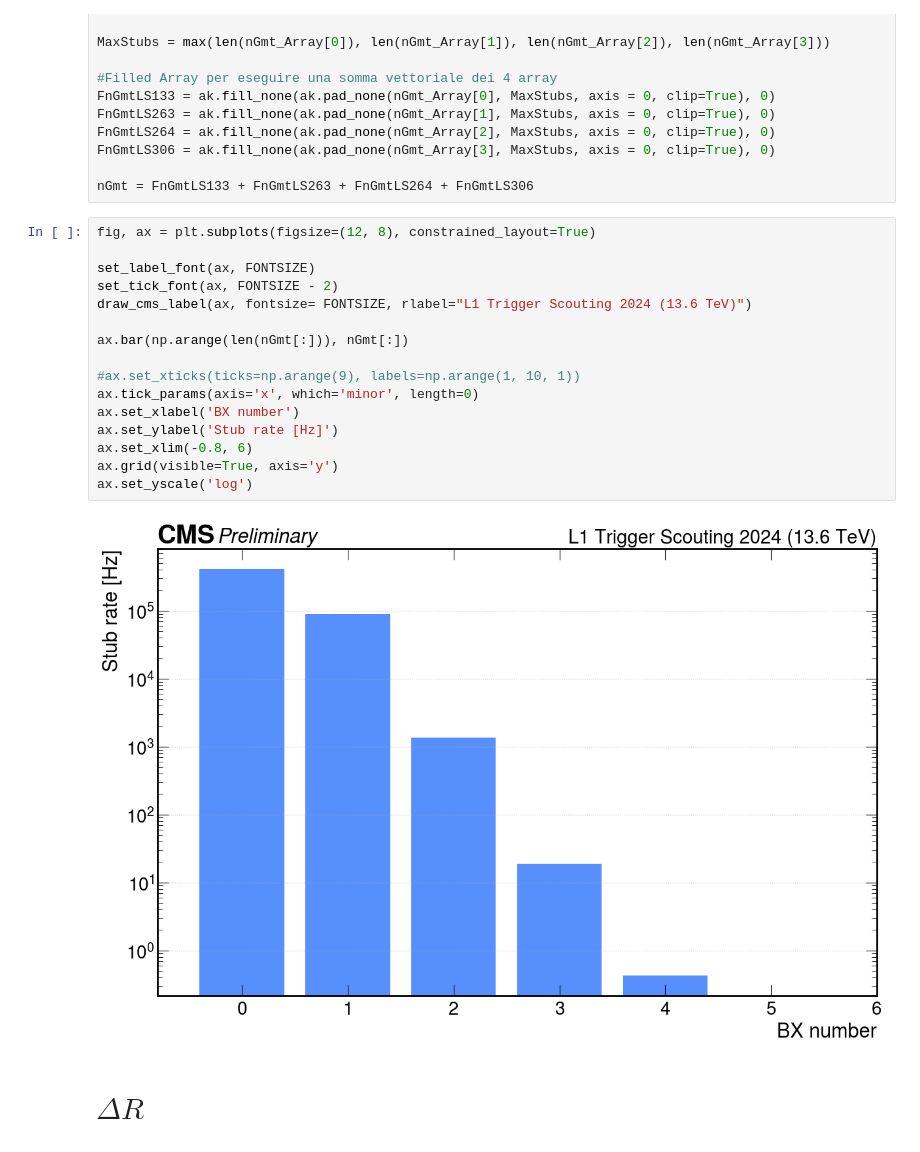
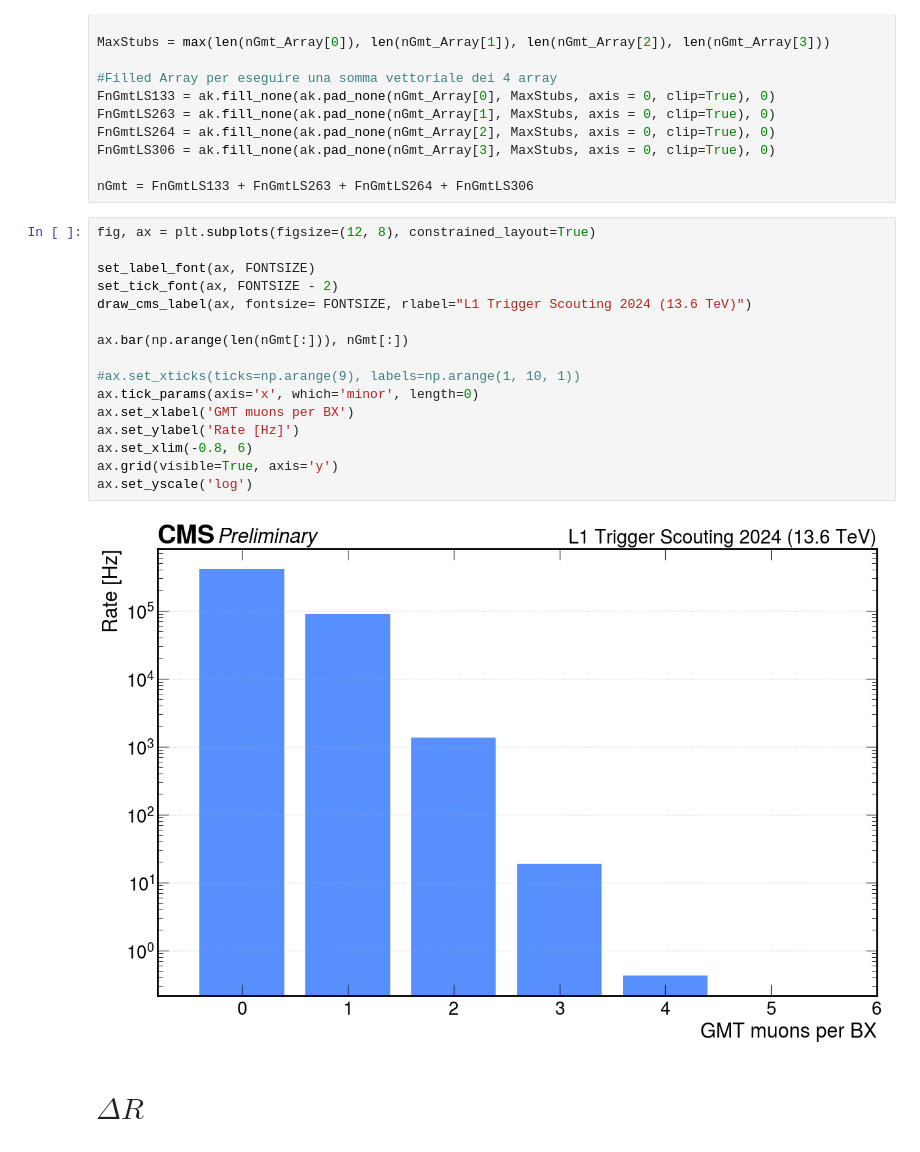
Before and after one commit to francescoreschio/Tesi-Triennale, a Jupyter notebook: Codice/GMT.ipynb, the cells around one changed output. Cells and saved outputs as stored; diff of their text form.

```diff
--- a/Codice/GMT.ipynb
+++ b/Codice/GMT.ipynb
@@ -140,21 +140,21 @@ nGmt = FnGmtLS133 + FnGmtLS263 + FnGmtLS264 + FnGmtLS306
 # %%
 fig, ax = plt.subplots(figsize=(12, 8), constrained_layout=True)
 
 set_label_font(ax, FONTSIZE)
 set_tick_font(ax, FONTSIZE - 2)
 draw_cms_label(ax, fontsize= FONTSIZE, rlabel="L1 Trigger Scouting 2024 (13.6 TeV)")
 
 ax.bar(np.arange(len(nGmt[:])), nGmt[:])
 
 #ax.set_xticks(ticks=np.arange(9), labels=np.arange(1, 10, 1))
 ax.tick_params(axis='x', which='minor', length=0)
-ax.set_xlabel('BX number')
-ax.set_ylabel('Stub rate [Hz]')
+ax.set_xlabel('GMT muons per BX')
+ax.set_ylabel('Rate [Hz]')
 ax.set_xlim(-0.8, 6)
 ax.grid(visible=True, axis='y')
 ax.set_yscale('log')
 # %% [output]
-[figure, old version]
+[figure, new version]
 # %% [markdown]
 # $\Delta R$
 # %% [markdown]
```
Also changed, not shown: parts of 1 cell of this notebook, 5 other files.
